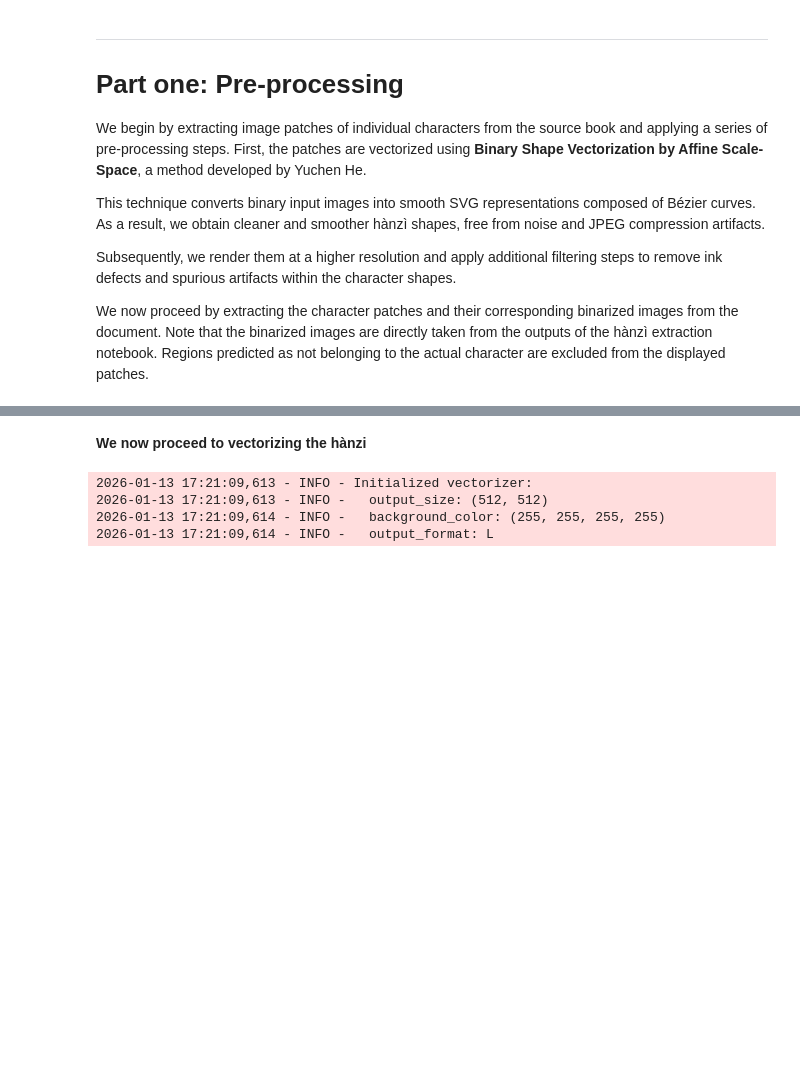
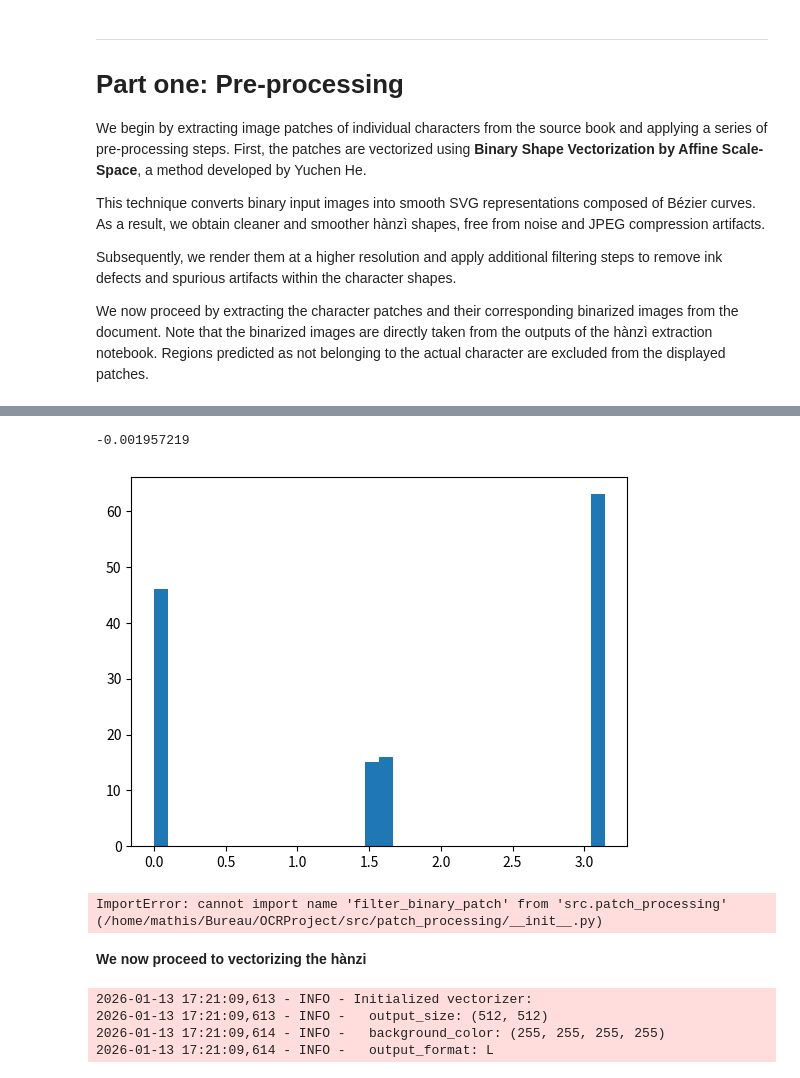
Before and after one commit to mathis-wauquiez/OCRProject, a Jupyter notebook: notebooks/2. Dataframe and patch processing.ipynb, the cells around one changed output, grey strips where cells are left out. Cells and saved outputs as stored; diff of their text form; code cells hidden in the pictures; blank space fills up the shorter version.

```diff
--- a/notebooks/2. Dataframe and patch processing.ipynb
+++ b/notebooks/2. Dataframe and patch processing.ipynb
@@ -105,3 +105,5 @@ for i, file in tqdm.tqdm(list(enumerate(files))):
 
     # Concatenate immediately
     patches_df = pd.concat([patches_df, page_df], ignore_index=True)
+
+    break
@@ -108,3 +161,58 @@ for i, file in tqdm.tqdm(list(enumerate(files))):
+# %%
+import cv2
+
+
+def get_document_orientation(
+        np_img:          np.ndarray,
+        min_line_length: float = 100,
+        atol:            float = np.pi/8
+        ):
+    """
+    Computes the document orientation using the lines detected by the Line Segment Detector.
+    Args:
+        np_img:          The input image
+        min_line_length: The minimum line length to utilize the line
+        atol:            The absolute tolerance to detect vertical / horizontal lines
+    Returns:
+        theta: float, document orientation in radians
+
+    Methodology:
+        - Compute the line segments using the Advanced refinement
+        --> cv2 doc: "Number of false alarms is calculated, lines are refined through increase of precision, decrement in size, etc"
+        - Only keep long lines
+        - Filter them by orientation (keep vertical/horizontal lines)
+        - Document orientation = mean of line orientations, weighted by line length
+    """
+
+    # Detect lines
+    lsd = cv2.createLineSegmentDetector(cv2.LSD_REFINE_ADV)
+    lines, width, prec, nfa = lsd.detect(img_np[...,0])
+
+
+    dx = lines[..., 2]-lines[...,0]
+    dy = lines[..., 3]-lines[...,1]
+
+    lengths = (dy**2 + dx**2)**.5
+    theta = np.arctan2(dx, dy) % np.pi
+
+    # Keep big lines only
+    mask = lengths > min_line_length
+    theta = theta[mask]
+    lengths = lengths[mask]
+
+    # Filter by orientation
+    oris = (0, np.pi/2, np.pi)
+
+    lines_sum = 0
+    for ori in oris:
+        mask = np.isclose(theta, ori, atol=atol)
+        lines_sum += np.sum(lengths[mask] * np.exp(2j * (theta[mask]-ori)))
+
+    document_orientation = np.angle(lines_sum)
+    return document_orientation
+# %% [output]
+-0.001957219
+[figure, added]
 # %%
 filtered_images = []
 
@@ -124,6 +232,8 @@ for bin_patch in tqdm.tqdm(patches_df['bin_patch']):
     filtered_images.append(filtered)
 
 patches_df['filtered_bin_patch'] = filtered_images
+# %% [output]
+ImportError: cannot import name 'filter_binary_patch' from 'src.patch_processing' (/home/mathis/Bureau/OCRProject/src/patch_processing/__init__.py)
 # %% [markdown]
 **We now proceed to vectorizing the hànzi**
 # %%
```
Also changed, not shown: parts of 4 cells of this notebook, 36 other files.
